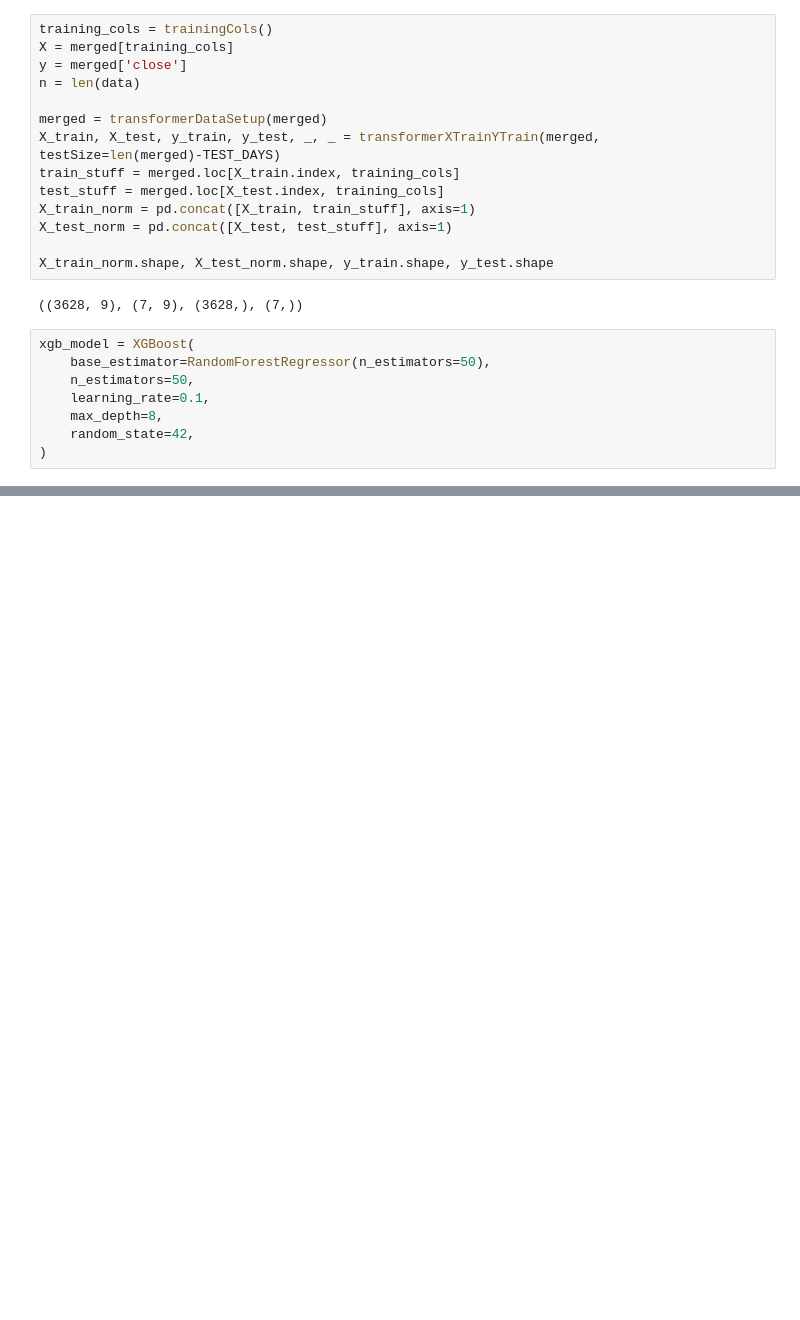
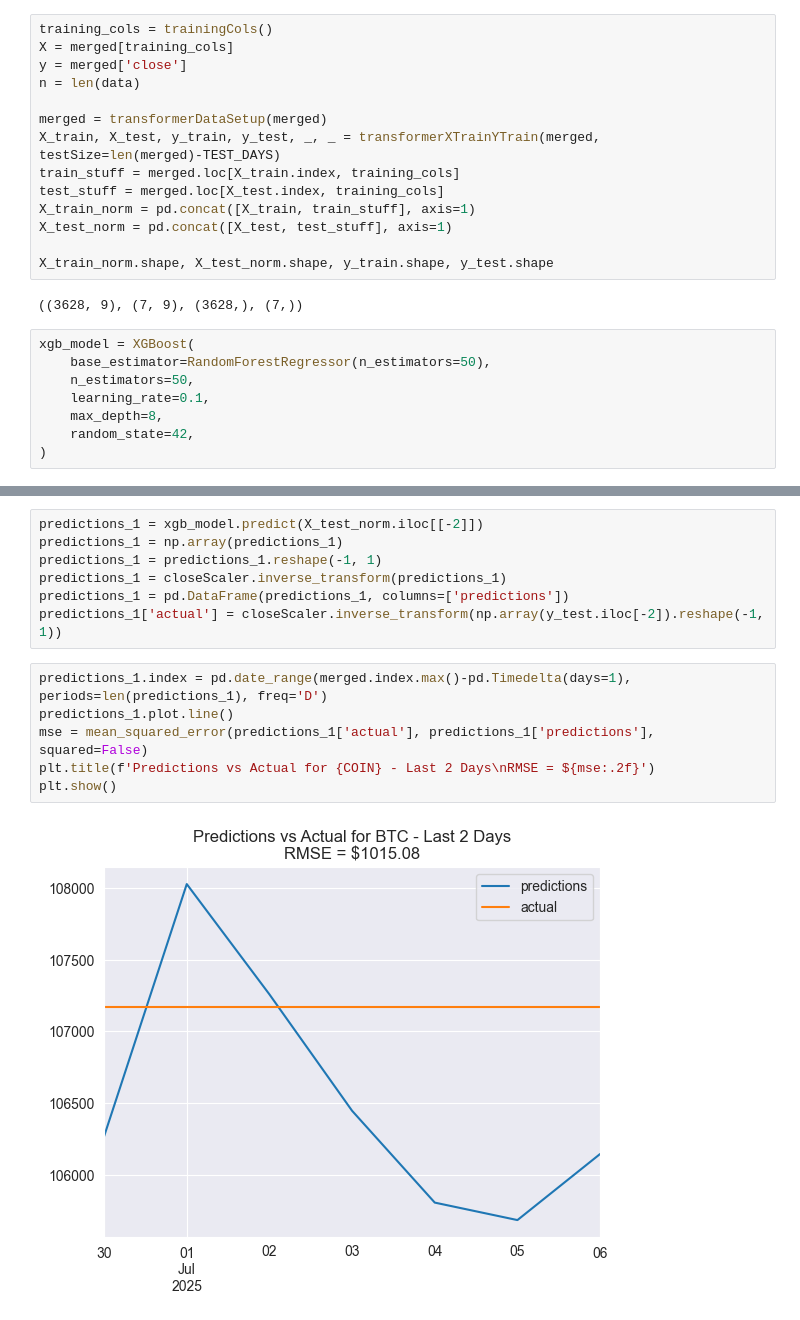
Before and after one commit to kingsuching/cryptoTrading, a Jupyter notebook: sucheenXGBoost.ipynb, the cells around one changed output, grey strips where cells are left out. Cells and saved outputs as stored; diff of their text form; blank space fills up the shorter version.

```diff
--- a/sucheenXGBoost.ipynb
+++ b/sucheenXGBoost.ipynb
@@ -144,0 +148,15 @@ plt.show()
+# %%
+predictions_1 = xgb_model.predict(X_test_norm.iloc[[-2]])
+predictions_1 = np.array(predictions_1)
+predictions_1 = predictions_1.reshape(-1, 1)
+predictions_1 = closeScaler.inverse_transform(predictions_1)
+predictions_1 = pd.DataFrame(predictions_1, columns=['predictions'])
+predictions_1['actual'] = closeScaler.inverse_transform(np.array(y_test.iloc[-2]).reshape(-1, 1))
+# %%
+predictions_1.index = pd.date_range(merged.index.max()-pd.Timedelta(days=1), periods=len(predictions_1), freq='D')
+predictions_1.plot.line()
+mse = mean_squared_error(predictions_1['actual'], predictions_1['predictions'], squared=False)
+plt.title(f'Predictions vs Actual for {COIN} - Last 2 Days\nRMSE = ${mse:.2f}')
+plt.show()
+# %% [output]
+[figure, added]
```
Also changed, not shown: parts of 2 cells of this notebook, 10 other files.
